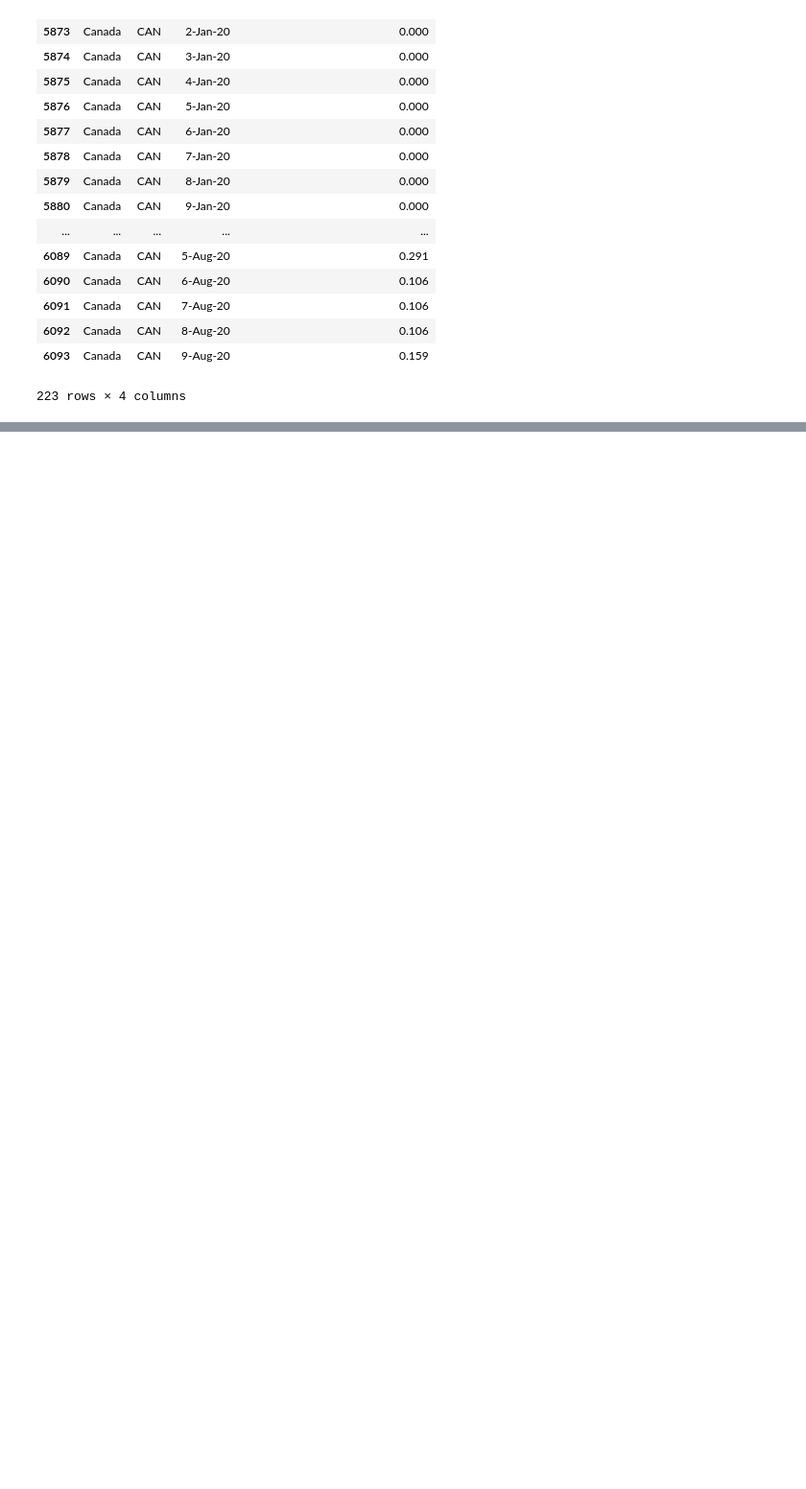
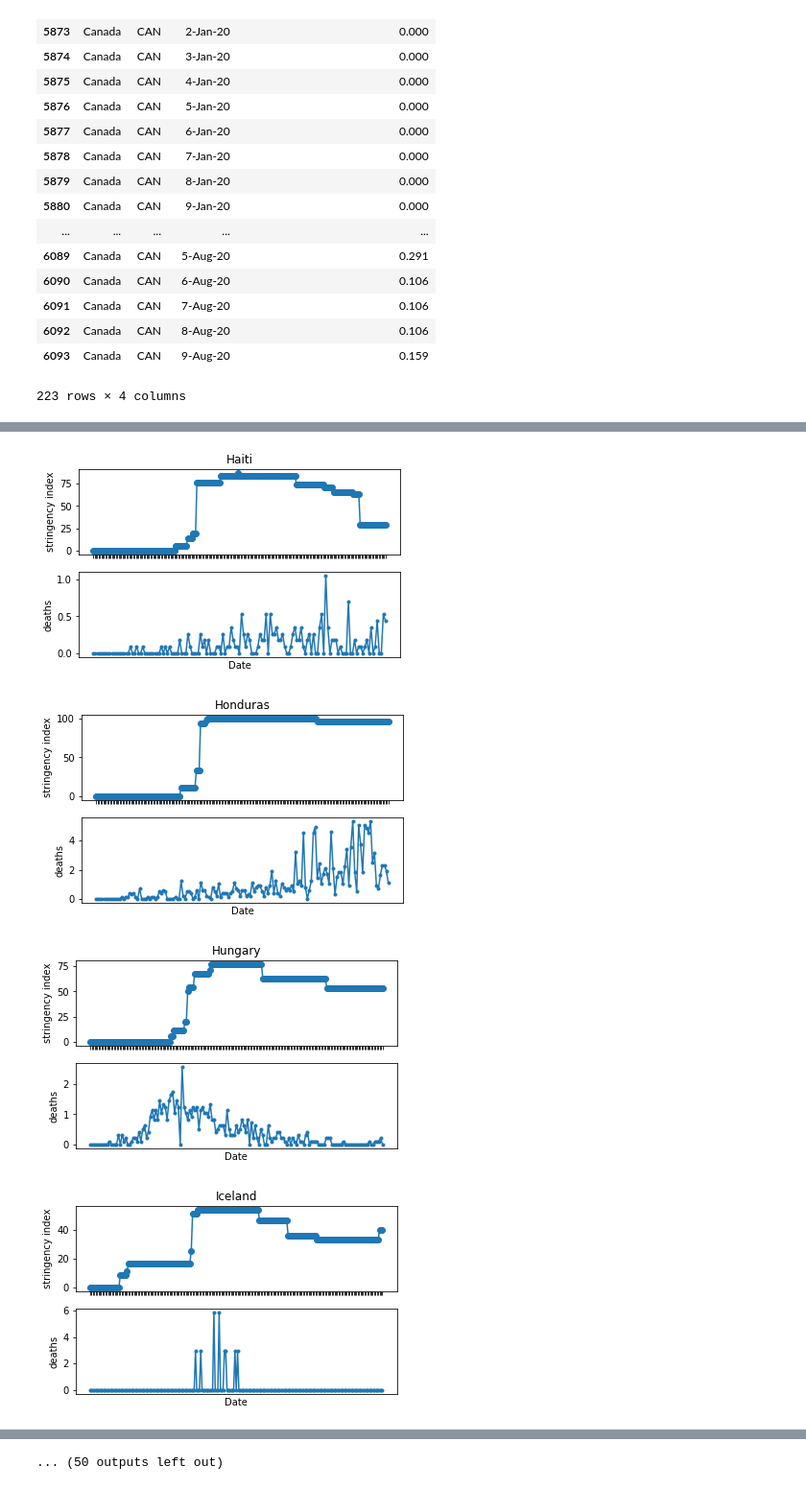
Before and after one commit to teamup4highered/ai101, a Jupyter notebook: COVID-19-ourworldindata/covid19p1.ipynb, the cells around one changed output, grey strips where cells are left out. Shown at 96% size. Saved outputs shown, nothing was run; the diff lists cells and outputs as text; code cells hidden in the pictures; blank space fills up the shorter version.

Commit message:
added coutries list

```diff
--- a/COVID-19-ourworldindata/covid19p1.ipynb
+++ b/COVID-19-ourworldindata/covid19p1.ipynb
@@ -150,0 +170,42 @@ See the caveats in the documentation: http://pandas.pydata.org/pandas-docs/stabl
+# %%
+def plot_mydata(ds,dd,mycountry):
+
+  d1=ds[ds['Entity'].isin([mycountry])]
+  d2=dd[dd['Entity'].isin([mycountry])]
+
+  x1='Date'
+  y1='Government Response Stringency Index ((0 to 100, 100 = strictest))'
+  x2='Date'
+  y2='Daily new confirmed deaths due to COVID-19 per million people (deaths per million)'
+
+  plt.subplot(2, 1, 1)
+  plt.plot(d1[x1], d1[y1], 'o-')
+  plt.title(mycountry)
+  plt.ylabel("stringency index")
+
+  plt.subplot(2, 1, 2)
+  plt.plot(d2[x2], d2[y2], '.-')
+  plt.xlabel(x2)
+  plt.ylabel("deaths")
+
+  ax = plt.gca()
+  ax.xaxis.set_major_locator(mdates.MonthLocator(interval=1))
+  ax.xaxis.set_major_formatter(mdates.DateFormatter('%d-%m-%Y'))
+  plt.gcf().autofmt_xdate() # Rotation
+  plt.show()
+# %%
+country_list=['Haiti', 'Honduras', 'Hungary','Iceland', 'India', 'Indonesia', 'Iran', 'Iraq', 'Ireland',
+       'Isle of Man', 'Israel', 'Italy', 'Jamaica', 'Japan', 'Jersey','Jordan', 'Kazakhstan', 'Kenya',
+       'Kosovo', 'Kuwait', 'Kyrgyzstan','Laos', 'Latvia', 'Lebanon', 'Lesotho', 'Liberia', 'Libya',
+       'Liechtenstein', 'Lithuania', 'Luxembourg', 'Macedonia','Madagascar', 'Malawi', 'Malaysia', 'Maldives', 'Mali', 'Malta',
+       'Mauritania', 'Mauritius', 'Mexico', 'Moldova','Brazil','Bulgaria', 'Burkina Faso','Cameroon',
+       'Canada','Central African Republic', 'Chad', 'Chile','China', 'Colombia', 'Congo', 'Costa Rica',
+       'United States','Finland', 'France','Gabon', 'Gambia','Georgia', 'Germany', 'Ghana', 'Greece']
+
+for icountry in country_list:
+  plot_mydata(ds,dd,icountry)
+# %% [output]
+[figure, added]
+[figure, added]
+[figure, added]
+[figure, added]
@@ -150,0 +220 @@ See the caveats in the documentation: http://pandas.pydata.org/pandas-docs/stabl
+... (50 outputs left out)
```
Also changed, not shown: parts of 7 cells of this notebook.
